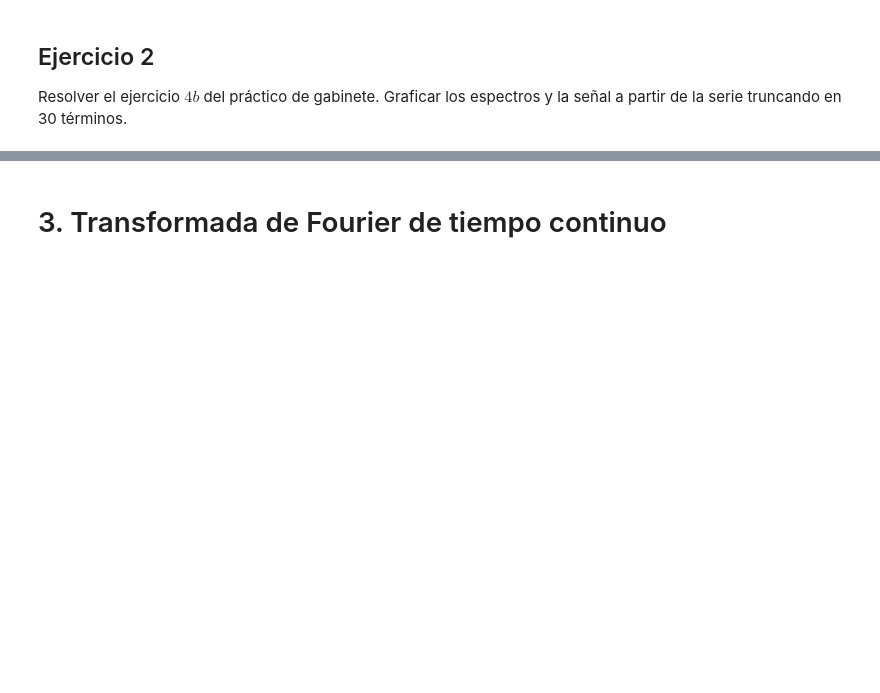
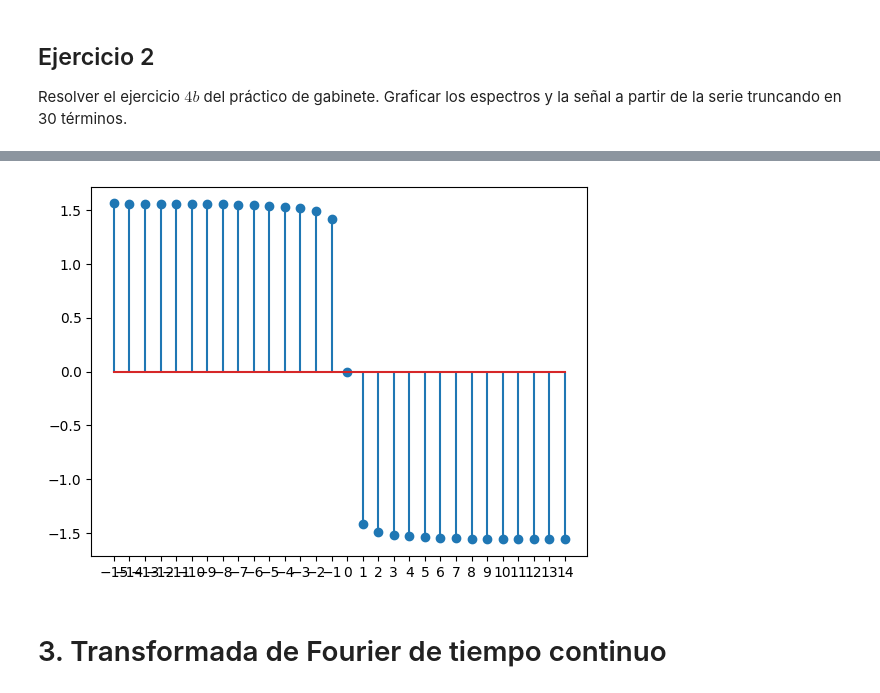
Before and after one commit to LeonardoUmanaAR/LeonardoUmanaAR, a Jupyter notebook: TP3_analisis_de_fourier.ipynb, the cells around one changed output, grey strips where cells are left out. Drawn from its saved outputs; the diff is of its cells as text; code cells hidden in the pictures; blank space fills up the shorter version.

```diff
--- a/TP3_analisis_de_fourier.ipynb
+++ b/TP3_analisis_de_fourier.ipynb
@@ -468,3 +538,14 @@ Resolver el ejercicio $4b$ del práctico de gabinete. Graficar los espectros y l
+# %%
+fase = []
+k = range(-N, N)
+
+for i in k:
+    fase.append(cmath.phase(cn.subs(n, i).evalf()))
+
+plt.stem(k, fase)
+_=plt.xticks(np.arange(np.min(k), np.max(k)+1, 1)) #para mejorar la visualización
+# %% [output]
+[figure, added]
 # %% [markdown]
 # 3. Transformada de Fourier de tiempo continuo
 # %% [markdown]
```
Also changed, not shown: parts of 7 cells of this notebook.
